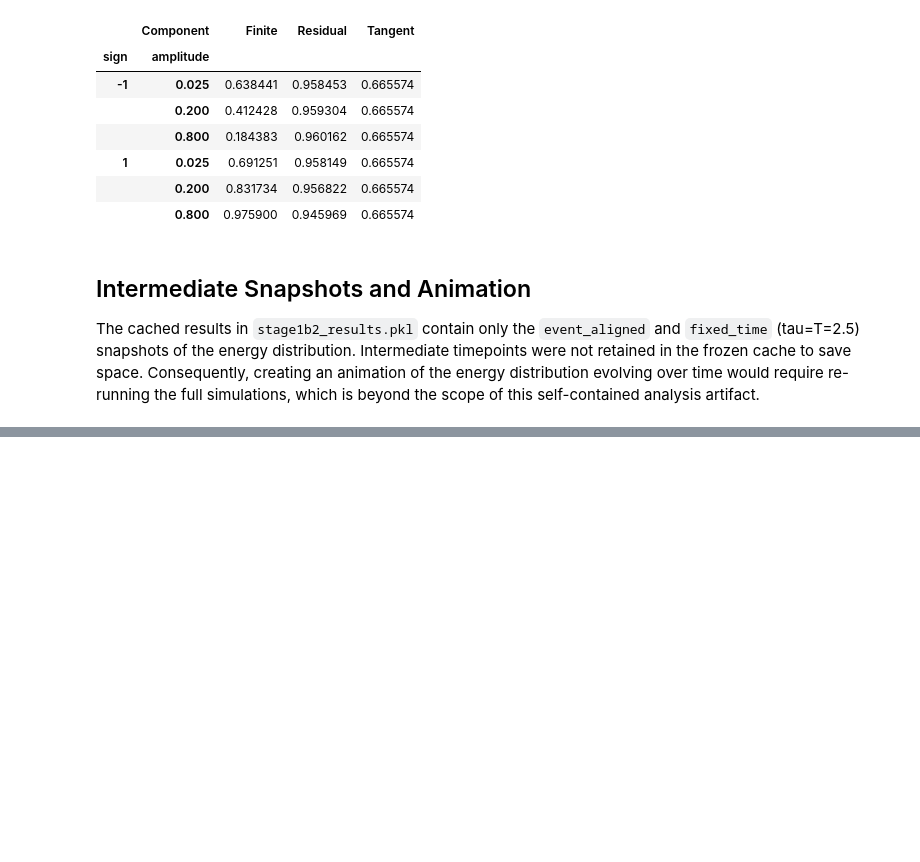
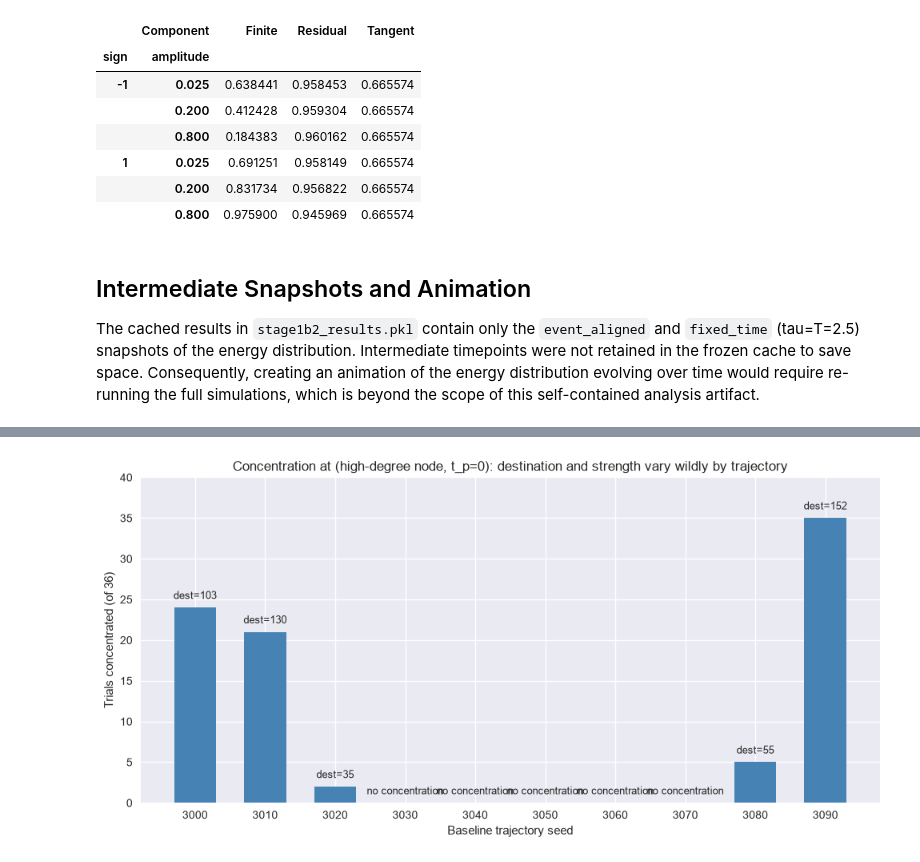
Before and after one commit to danbarua/bonsai-2026, a Jupyter notebook: experiments/stage1b2_structured_transformation/concentration_regime_notebook.ipynb, the cells around one changed output, grey strips where cells are left out. Drawn from its saved outputs; the diff is of its cells as text; code cells hidden in the pictures; blank space fills up the shorter version.

```diff
--- a/experiments/stage1b2_structured_transformation/concentration_regime_notebook.ipynb
+++ b/experiments/stage1b2_structured_transformation/concentration_regime_notebook.ipynb
@@ -281,0 +450,20 @@ The cached results in `stage1b2_results.pkl` contain only the `event_aligned` an
+# %%
+plot_df = overview_df.copy()
+plot_df["label"] = plot_df.apply(
+    lambda r: f"dest={r['concentrated_destinations'][0]}" if r["n_concentrated_of_36"] > 0 else "no concentration",
+    axis=1)
+
+fig, ax = plt.subplots(figsize=(10, 5))
+bars = ax.bar(plot_df["baseline_seed"].astype(str), plot_df["n_concentrated_of_36"], color="steelblue", width=0.6)
+for bar, label in zip(bars, plot_df["label"]):
+    ax.text(bar.get_x() + bar.get_width() / 2, bar.get_height() + 0.8, label,
+            ha="center", va="bottom", fontsize=9, rotation=0)
+
+ax.set_ylim(0, 40)
+ax.set_xlabel("Baseline trajectory seed")
+ax.set_ylabel("Trials concentrated (of 36)")
+ax.set_title("Concentration at (high-degree node, t_p=0): destination and strength vary wildly by trajectory")
+plt.tight_layout()
+plt.show()
+# %% [output]
+[figure, added]
```
Also changed, not shown: parts of 10 cells of this notebook, 1 other file.
